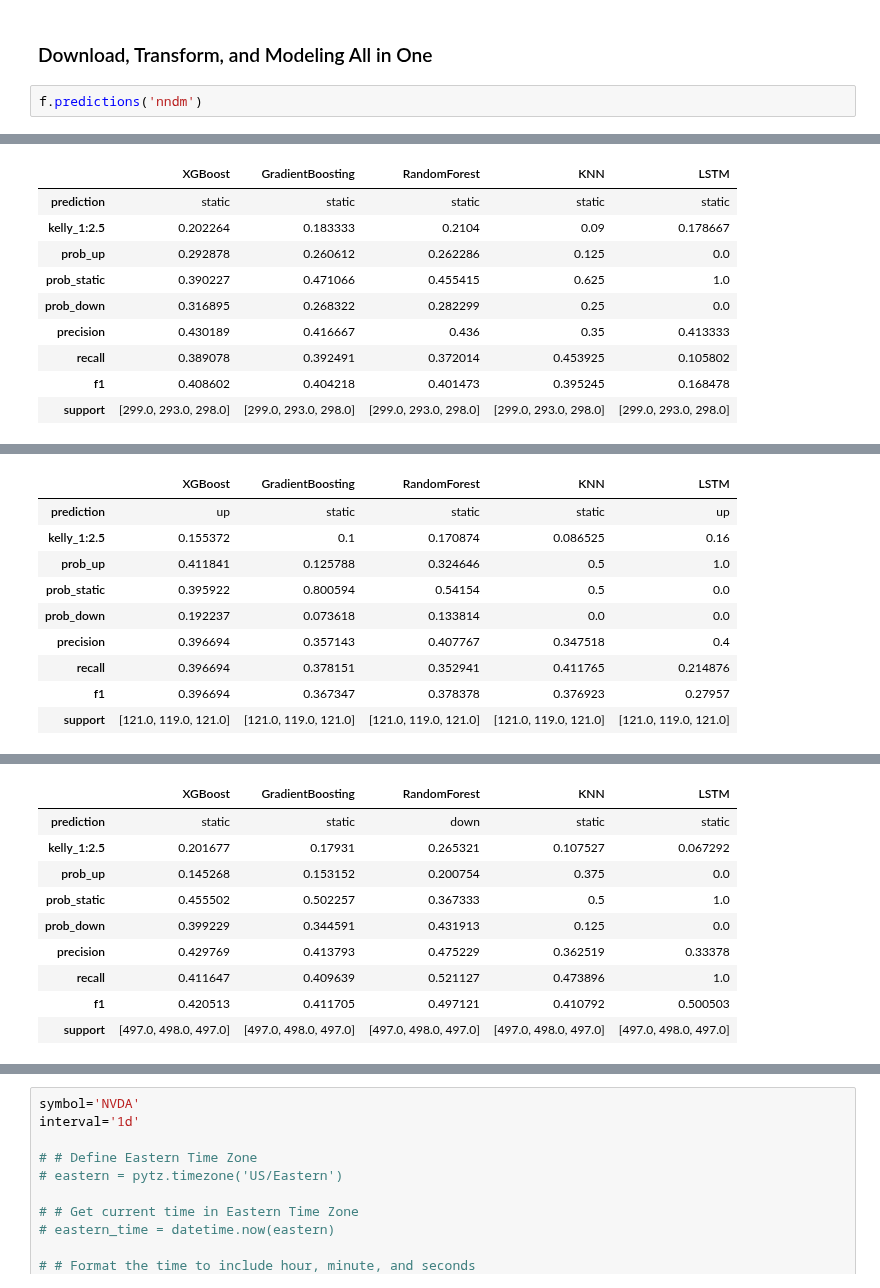
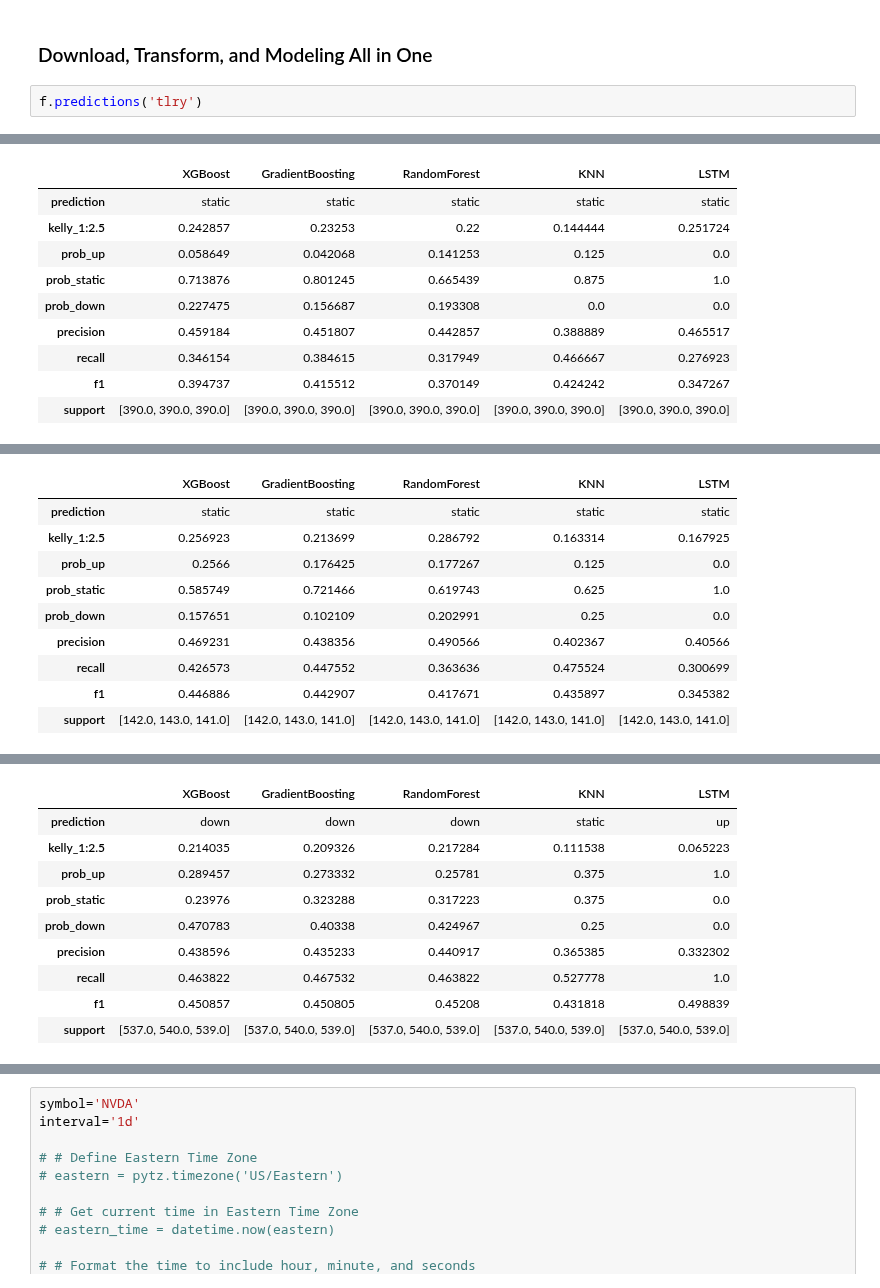
Before and after one commit to yuchild/stock_production, a Jupyter notebook: stock_next_time_frame_predictor.ipynb, the cells around one changed output, grey strips where cells are left out. Cells and saved outputs as stored; diff of their text form.

```diff
--- a/stock_next_time_frame_predictor.ipynb
+++ b/stock_next_time_frame_predictor.ipynb
@@ -79,5 +79,5 @@ from src import modules as f # f is for function
 # %% [markdown]
 ### Download, Transform, and Modeling All in One
 # %%
-f.predictions('nndm')
+f.predictions('tlry')
 # %% [output]
@@ -85,10 +85,10 @@ NNDM 5m Interval Timestamp: 2024-12-27 01:14:53
 |  | XGBoost | GradientBoosting | RandomForest | KNN | LSTM |
 | prediction | static | static | static | static | static |
-| kelly_1:2.5 | 0.202264 | 0.183333 | 0.2104 | 0.09 | 0.178667 |
-| prob_up | 0.292878 | 0.260612 | 0.262286 | 0.125 | 0.0 |
-| prob_static | 0.390227 | 0.471066 | 0.455415 | 0.625 | 1.0 |
-| prob_down | 0.316895 | 0.268322 | 0.282299 | 0.25 | 0.0 |
-| precision | 0.430189 | 0.416667 | 0.436 | 0.35 | 0.413333 |
-| recall | 0.389078 | 0.392491 | 0.372014 | 0.453925 | 0.105802 |
-| f1 | 0.408602 | 0.404218 | 0.401473 | 0.395245 | 0.168478 |
-| support | [299.0, 293.0, 298.0] | [299.0, 293.0, 298.0] | [299.0, 293.0, 298.0] | [299.0, 293.0, 298.0] | [299.0, 293.0, 298.0] |
+| kelly_1:2.5 | 0.242857 | 0.23253 | 0.22 | 0.144444 | 0.251724 |
+| prob_up | 0.058649 | 0.042068 | 0.141253 | 0.125 | 0.0 |
+| prob_static | 0.713876 | 0.801245 | 0.665439 | 0.875 | 1.0 |
+| prob_down | 0.227475 | 0.156687 | 0.193308 | 0.0 | 0.0 |
+| precision | 0.459184 | 0.451807 | 0.442857 | 0.388889 | 0.465517 |
+| recall | 0.346154 | 0.384615 | 0.317949 | 0.466667 | 0.276923 |
+| f1 | 0.394737 | 0.415512 | 0.370149 | 0.424242 | 0.347267 |
+| support | [390.0, 390.0, 390.0] | [390.0, 390.0, 390.0] | [390.0, 390.0, 390.0] | [390.0, 390.0, 390.0] | [390.0, 390.0, 390.0] |
@@ -96,10 +96,10 @@ NNDM 15m Interval Timestamp: 2024-12-27 01:15:16
 |  | XGBoost | GradientBoosting | RandomForest | KNN | LSTM |
-| prediction | up | static | static | static | up |
-| kelly_1:2.5 | 0.155372 | 0.1 | 0.170874 | 0.086525 | 0.16 |
-| prob_up | 0.411841 | 0.125788 | 0.324646 | 0.5 | 1.0 |
-| prob_static | 0.395922 | 0.800594 | 0.54154 | 0.5 | 0.0 |
-| prob_down | 0.192237 | 0.073618 | 0.133814 | 0.0 | 0.0 |
-| precision | 0.396694 | 0.357143 | 0.407767 | 0.347518 | 0.4 |
-| recall | 0.396694 | 0.378151 | 0.352941 | 0.411765 | 0.214876 |
-| f1 | 0.396694 | 0.367347 | 0.378378 | 0.376923 | 0.27957 |
-| support | [121.0, 119.0, 121.0] | [121.0, 119.0, 121.0] | [121.0, 119.0, 121.0] | [121.0, 119.0, 121.0] | [121.0, 119.0, 121.0] |
+| prediction | static | static | static | static | static |
+| kelly_1:2.5 | 0.256923 | 0.213699 | 0.286792 | 0.163314 | 0.167925 |
+| prob_up | 0.2566 | 0.176425 | 0.177267 | 0.125 | 0.0 |
+| prob_static | 0.585749 | 0.721466 | 0.619743 | 0.625 | 1.0 |
+| prob_down | 0.157651 | 0.102109 | 0.202991 | 0.25 | 0.0 |
+| precision | 0.469231 | 0.438356 | 0.490566 | 0.402367 | 0.40566 |
+| recall | 0.426573 | 0.447552 | 0.363636 | 0.475524 | 0.300699 |
+| f1 | 0.446886 | 0.442907 | 0.417671 | 0.435897 | 0.345382 |
+| support | [142.0, 143.0, 141.0] | [142.0, 143.0, 141.0] | [142.0, 143.0, 141.0] | [142.0, 143.0, 141.0] | [142.0, 143.0, 141.0] |
@@ -107,10 +107,10 @@ NNDM 1h Interval Timestamp: 2024-12-27 01:15:29
 |  | XGBoost | GradientBoosting | RandomForest | KNN | LSTM |
-| prediction | static | static | down | static | static |
-| kelly_1:2.5 | 0.201677 | 0.17931 | 0.265321 | 0.107527 | 0.067292 |
-| prob_up | 0.145268 | 0.153152 | 0.200754 | 0.375 | 0.0 |
-| prob_static | 0.455502 | 0.502257 | 0.367333 | 0.5 | 1.0 |
-| prob_down | 0.399229 | 0.344591 | 0.431913 | 0.125 | 0.0 |
-| precision | 0.429769 | 0.413793 | 0.475229 | 0.362519 | 0.33378 |
-| recall | 0.411647 | 0.409639 | 0.521127 | 0.473896 | 1.0 |
-| f1 | 0.420513 | 0.411705 | 0.497121 | 0.410792 | 0.500503 |
-| support | [497.0, 498.0, 497.0] | [497.0, 498.0, 497.0] | [497.0, 498.0, 497.0] | [497.0, 498.0, 497.0] | [497.0, 498.0, 497.0] |
+| prediction | down | down | down | static | up |
+| kelly_1:2.5 | 0.214035 | 0.209326 | 0.217284 | 0.111538 | 0.065223 |
+| prob_up | 0.289457 | 0.273332 | 0.25781 | 0.375 | 1.0 |
+| prob_static | 0.23976 | 0.323288 | 0.317223 | 0.375 | 0.0 |
+| prob_down | 0.470783 | 0.40338 | 0.424967 | 0.25 | 0.0 |
+| precision | 0.438596 | 0.435233 | 0.440917 | 0.365385 | 0.332302 |
+| recall | 0.463822 | 0.467532 | 0.463822 | 0.527778 | 1.0 |
+| f1 | 0.450857 | 0.450805 | 0.45208 | 0.431818 | 0.498839 |
+| support | [537.0, 540.0, 539.0] | [537.0, 540.0, 539.0] | [537.0, 540.0, 539.0] | [537.0, 540.0, 539.0] | [537.0, 540.0, 539.0] |
```
Also changed, not shown: parts of 1 cell of this notebook, 12 other files.
